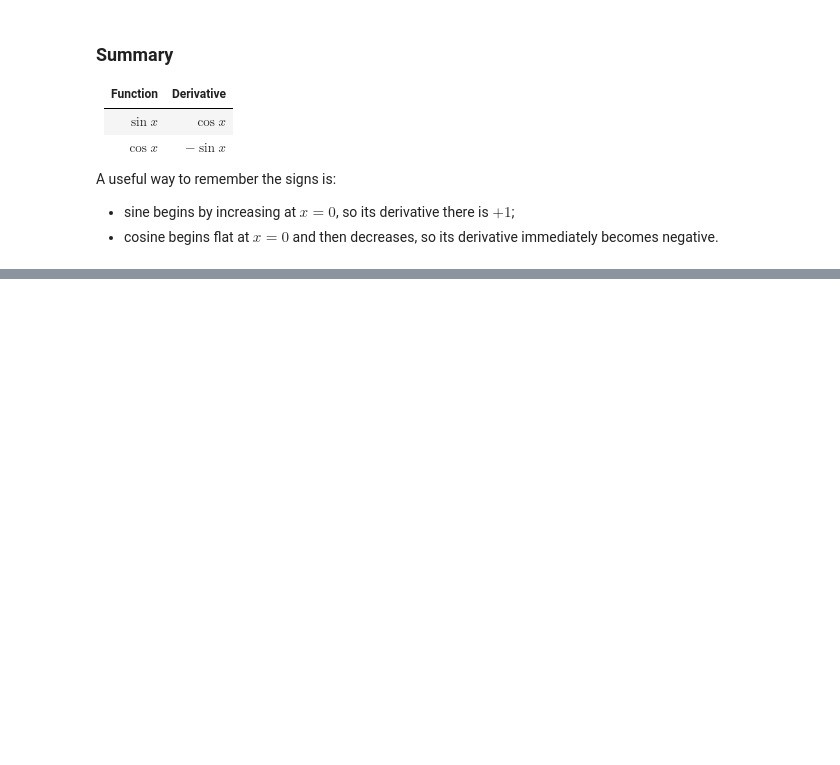
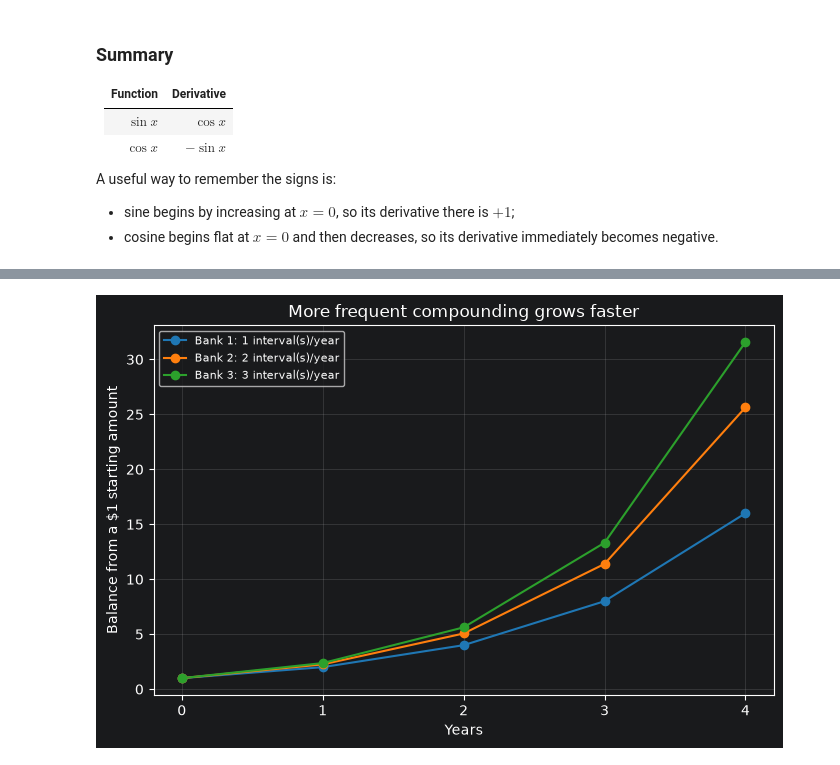
Before and after one commit to majorgilles/mathematics-for-machine-learning-and-data-science, a Jupyter notebook: weeks/c2_w1/01_derivatives_and_optimization.ipynb, the cells around one changed output, grey strips where cells are left out. Drawn from its saved outputs; the diff is of its cells as text; code cells hidden in the pictures; blank space fills up the shorter version.

```diff
--- a/weeks/c2_w1/01_derivatives_and_optimization.ipynb
+++ b/weeks/c2_w1/01_derivatives_and_optimization.ipynb
@@ -1846,0 +1984,23 @@ A useful way to remember the signs is:
+# %%
+bank_years: np.ndarray = np.arange(0, 5, dtype=float)
+bank_counts: list[int] = [1, 2, 3]
+bank_colors: list[str] = ["tab:blue", "tab:orange", "tab:green"]
+
+fig, ax = plt.subplots(figsize=(8, 4.8))
+for intervals_per_year, color in zip(bank_counts, bank_colors, strict=True):
+    annual_multiplier: float = (1.0 + 1.0 / intervals_per_year) ** intervals_per_year
+    balances: np.ndarray = annual_multiplier**bank_years
+    ax.plot(bank_years, balances, marker="o", color=color,
+            label=f"Bank {intervals_per_year}: {intervals_per_year} interval(s)/year")
+
+ax.set(
+    xlabel="Years",
+    ylabel="Balance from a $1 starting amount",
+    title="More frequent compounding grows faster",
+    xticks=bank_years,
+)
+ax.grid(alpha=0.25)
+ax.legend(fontsize=8)
+plt.show()
+# %% [output]
+[figure, added]
```
Also changed, not shown: parts of 20 cells of this notebook.
